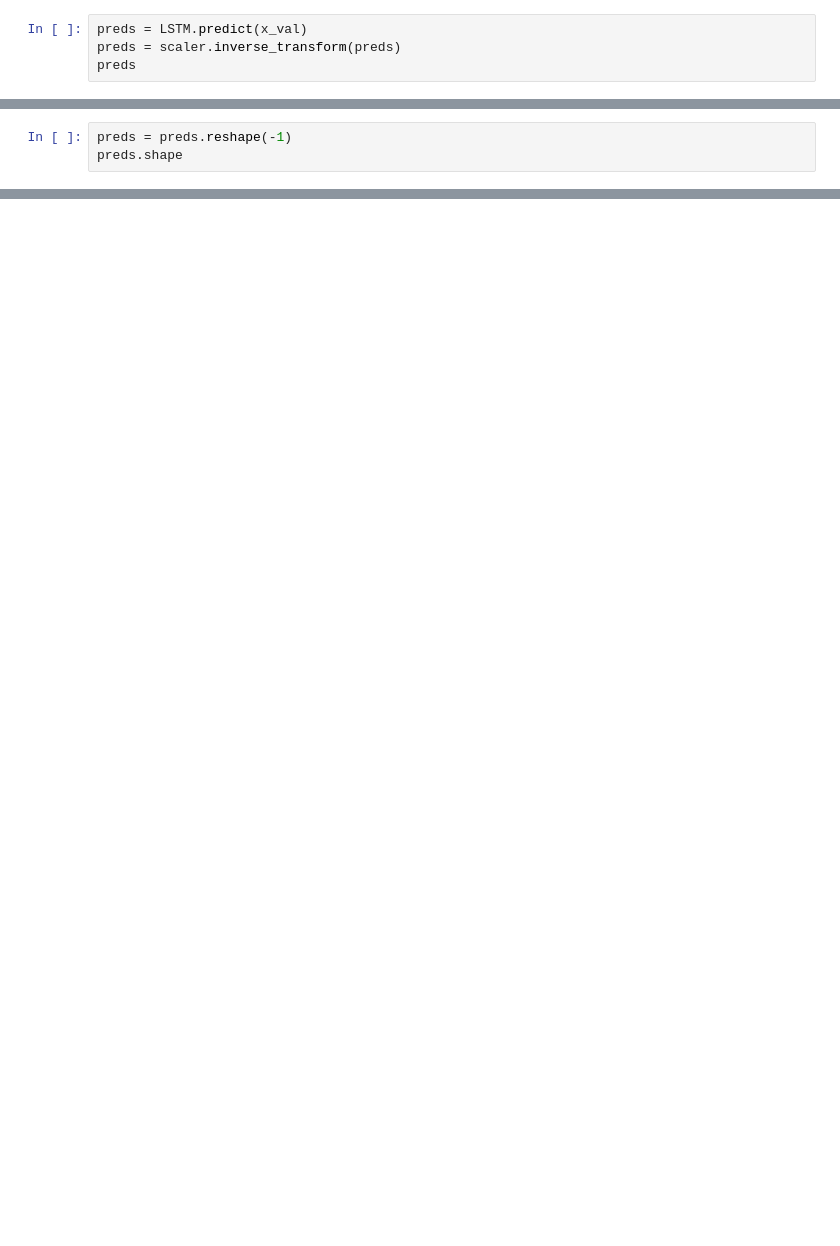
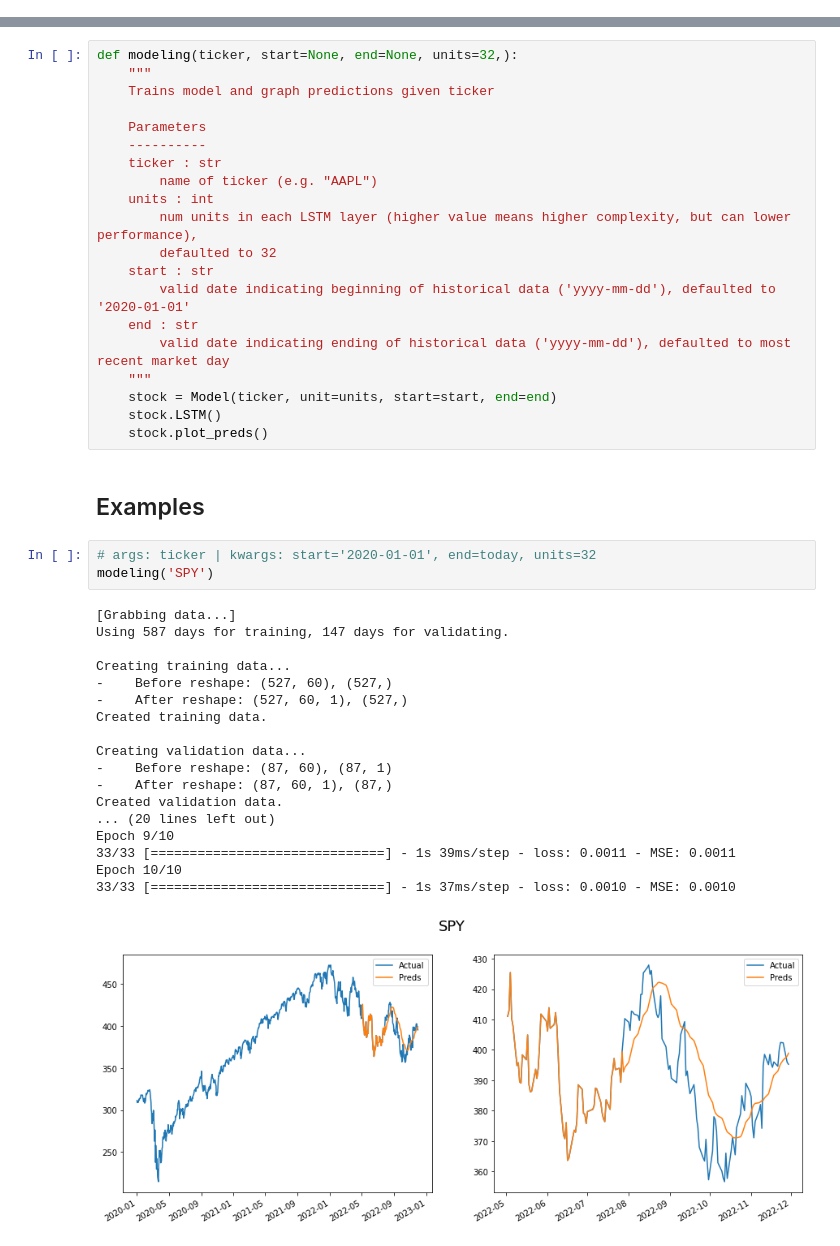
Before and after one commit to ryanznie/quant-LSTM, a Jupyter notebook: quant-LSTM.ipynb, the cells around one changed output, grey strips where cells are left out. Drawn from its saved outputs; the diff is of its cells as text; blank space fills up the shorter version.

```diff
--- a/quant-LSTM.ipynb
+++ b/quant-LSTM.ipynb
@@ -250,4 +14,0 @@ Epoch 10/10
-# %%
-preds = LSTM.predict(x_val)
-preds = scaler.inverse_transform(preds)
-preds
@@ -272,3 +14,0 @@ array([[ 77.49818 ],
-# %%
-preds = preds.reshape(-1)
-preds.shape
@@ -353,0 +190,44 @@ plt.legend()
+# %%
+def modeling(ticker, start=None, end=None, units=32,):
+    """
+    Trains model and graph predictions given ticker
+
+    Parameters
+    ----------
+    ticker : str
+        name of ticker (e.g. "AAPL")
+    units : int
+        num units in each LSTM layer (higher value means higher complexity, but can lower performance),
+        defaulted to 32
+    start : str
+        valid date indicating beginning of historical data ('yyyy-mm-dd'), defaulted to '2020-01-01'
+    end : str
+        valid date indicating ending of historical data ('yyyy-mm-dd'), defaulted to most recent market day
+    """
+    stock = Model(ticker, unit=units, start=start, end=end)
+    stock.LSTM()
+    stock.plot_preds()
+# %% [markdown]
+## Examples
+# %%
+# args: ticker | kwargs: start='2020-01-01', end=today, units=32
+modeling('SPY')
+# %% [output]
+[Grabbing data...]
+Using 587 days for training, 147 days for validating.
+
+Creating training data...
+-    Before reshape: (527, 60), (527,)
+-    After reshape: (527, 60, 1), (527,)
+Created training data.
+
+Creating validation data...
+-    Before reshape: (87, 60), (87, 1)
+-    After reshape: (87, 60, 1), (87,)
+Created validation data.
+... (20 lines left out)
+Epoch 9/10
+33/33 [==============================] - 1s 39ms/step - loss: 0.0011 - MSE: 0.0011
+Epoch 10/10
+33/33 [==============================] - 1s 37ms/step - loss: 0.0010 - MSE: 0.0010
+[figure, added]
```
Also changed, not shown: parts of 27 cells of this notebook.
